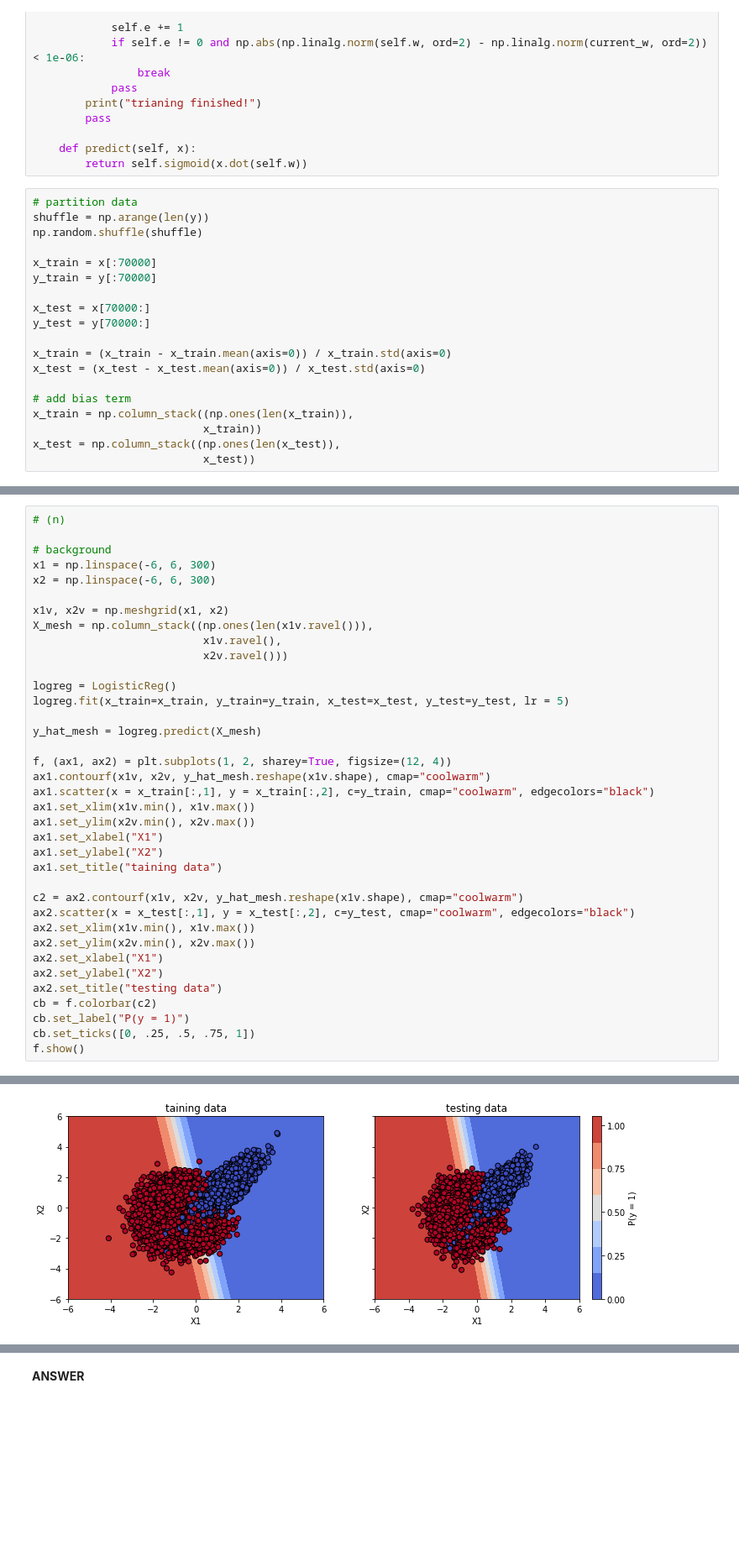
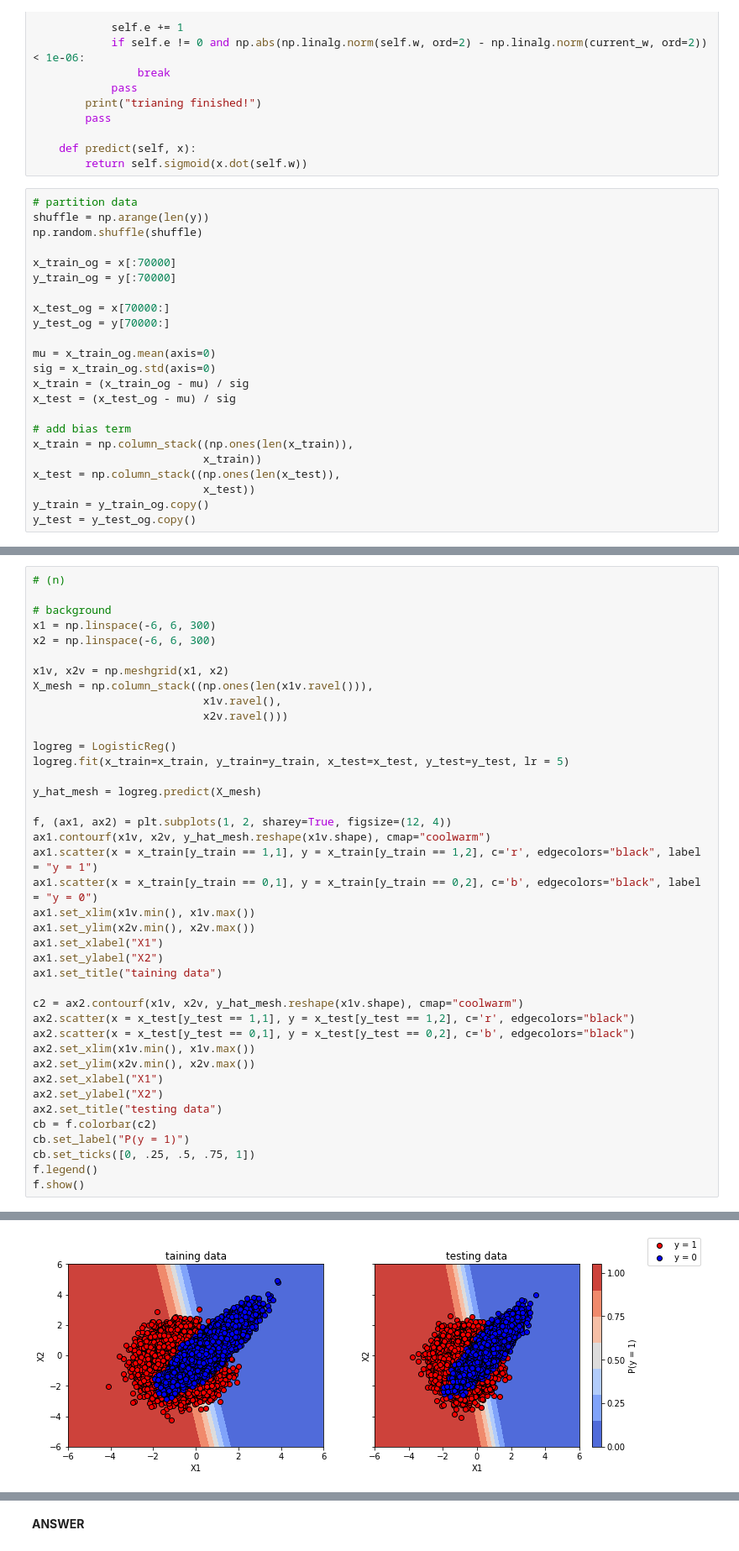
Before and after one commit to chrimiway/machine-learning-course, a Jupyter notebook: Assignment3.ipynb, the cells around one changed output, grey strips where cells are left out. Shown at 84% size. Saved outputs shown, nothing was run; the diff lists cells and outputs as text; blank space fills up the shorter version.

```diff
--- a/Assignment3.ipynb
+++ b/Assignment3.ipynb
@@ -191,20 +192,24 @@ class LogisticReg:
 shuffle = np.arange(len(y))
 np.random.shuffle(shuffle)
 
-x_train = x[:70000]
-y_train = y[:70000]
+x_train_og = x[:70000]
+y_train_og = y[:70000]
 
-x_test = x[70000:]
-y_test = y[70000:]
+x_test_og = x[70000:]
+y_test_og = y[70000:]
 
-x_train = (x_train - x_train.mean(axis=0)) / x_train.std(axis=0)
-x_test = (x_test - x_test.mean(axis=0)) / x_test.std(axis=0)
+mu = x_train_og.mean(axis=0)
+sig = x_train_og.std(axis=0)
+x_train = (x_train_og - mu) / sig
+x_test = (x_test_og - mu) / sig
 
 # add bias term
 x_train = np.column_stack((np.ones(len(x_train)),
                           x_train))
 x_test = np.column_stack((np.ones(len(x_test)),
                           x_test))
+y_train = y_train_og.copy()
+y_test = y_test_og.copy()
 # %%
 logreg = LogisticReg()
 logreg.fit(x_train=x_train, y_train=y_train, x_test=x_test, y_test=y_test, lr = 0.1)
@@ -365,7 +389,8 @@ y_hat_mesh = logreg.predict(X_mesh)
 
 f, (ax1, ax2) = plt.subplots(1, 2, sharey=True, figsize=(12, 4))
 ax1.contourf(x1v, x2v, y_hat_mesh.reshape(x1v.shape), cmap="coolwarm")
-ax1.scatter(x = x_train[:,1], y = x_train[:,2], c=y_train, cmap="coolwarm", edgecolors="black")
+ax1.scatter(x = x_train[y_train == 1,1], y = x_train[y_train == 1,2], c='r', edgecolors="black", label = "y = 1")
+ax1.scatter(x = x_train[y_train == 0,1], y = x_train[y_train == 0,2], c='b', edgecolors="black", label = "y = 0")
 ax1.set_xlim(x1v.min(), x1v.max())
 ax1.set_ylim(x2v.min(), x2v.max())
 ax1.set_xlabel("X1")
@@ -373,7 +398,8 @@ ax1.set_ylabel("X2")
 ax1.set_title("taining data")
 
 c2 = ax2.contourf(x1v, x2v, y_hat_mesh.reshape(x1v.shape), cmap="coolwarm")
-ax2.scatter(x = x_test[:,1], y = x_test[:,2], c=y_test, cmap="coolwarm", edgecolors="black")
+ax2.scatter(x = x_test[y_test == 1,1], y = x_test[y_test == 1,2], c='r', edgecolors="black")
+ax2.scatter(x = x_test[y_test == 0,1], y = x_test[y_test == 0,2], c='b', edgecolors="black")
 ax2.set_xlim(x1v.min(), x1v.max())
 ax2.set_ylim(x2v.min(), x2v.max())
 ax2.set_xlabel("X1")
@@ -382,5 +408,6 @@ ax2.set_title("testing data")
 cb = f.colorbar(c2)
 cb.set_label("P(y = 1)")
 cb.set_ticks([0, .25, .5, .75, 1])
+f.legend()
 f.show()
 # %% [output]
@@ -388,2 +415,2 @@ epoch: 50, current train cost: 0.3285433389034801 , test cost: 0.324727508897634
 trianing finished!
-[figure, old version]
+[figure, new version]
```
Also changed, not shown: parts of 31 cells of this notebook.
